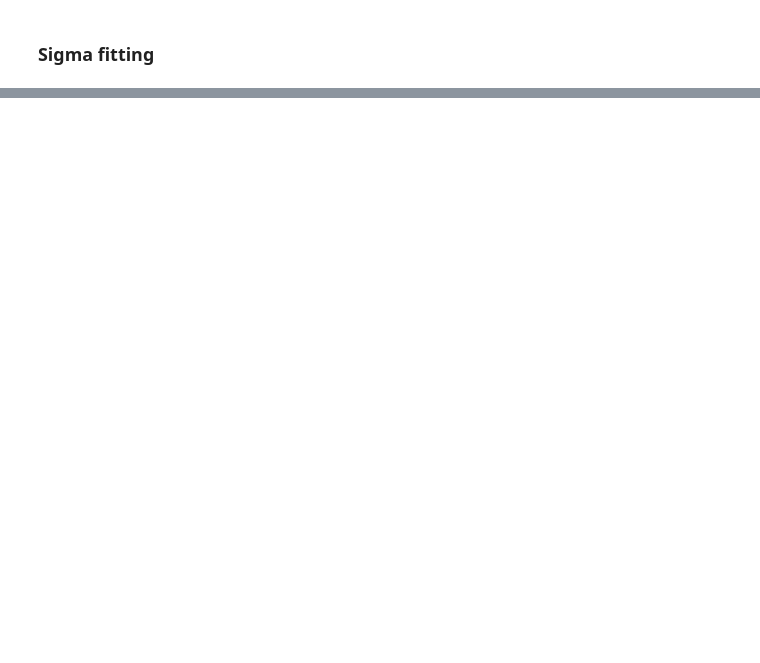
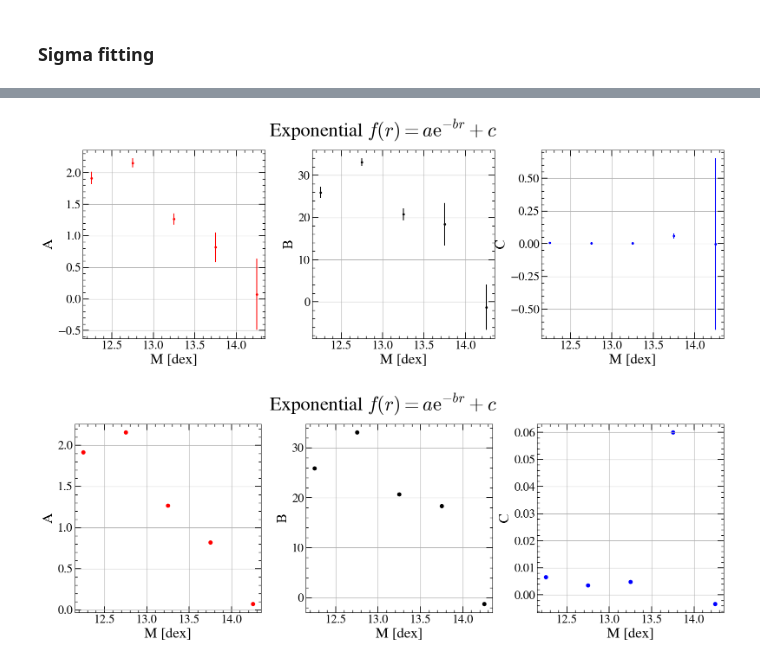
Before and after one commit to TimvdVuurst/MRP_vdvuurst, a Jupyter notebook: notebooks/onehalo_functional_forms.ipynb, the cells around one changed output, grey strips where cells are left out. Saved outputs shown, nothing was run; the diff lists cells and outputs as text; code cells hidden in the pictures; blank space fills up the shorter version.

```diff
--- a/notebooks/onehalo_functional_forms.ipynb
+++ b/notebooks/onehalo_functional_forms.ipynb
@@ -1054,0 +1065,54 @@ fit_mass_dependence('sigma_1',function = poly_4_func)
+# %%
+def fit_mass_dependence2(param = 'lambda', function = inverse_func, skip_n = 0, param_names = None):
+    func_name = function.__name__.split('_func')[0]
+
+    n_params = len(signature(function).parameters) - 1
+
+    fig, axes = plt.subplots(ncols = n_params, figsize = (16,6))
+    plt.suptitle(f'{func_name[0].upper()}{func_name[1:].lower()} ' + function_strings[func_name], fontsize = 32)
+
+    if not param_names:
+        param_names = list(signature(function)._parameters.keys())[1:]
+    for i in range(n_params):
+        axes[i].set_ylabel(param_names[i])
+
+
+    for ax in axes:
+        ax.set_xlabel('M [dex]')
+
+    for ax in axes:
+        ax.grid()
+
+
+    for i,key in enumerate(mass_keys):
+        mass_val = mass_bin_centers[i]
+        if i == 5:
+            continue
+        try:
+            match param:
+                case 'lambda':
+                    popt, perr = param_dict_lambda[key+func_name], param_dict_lambda[key+func_name+'_err']
+                case 'sigma_1':
+                    popt, perr = param_dict_sigma1[key+func_name], param_dict_sigma1[key+func_name+'_err']
+                case 'sigma_2':
+                    popt, perr = param_dict_sigma2[key+func_name], param_dict_sigma2[key+func_name+'_err']
+
+            for j in range(len(popt)):
+                if skip_n != 0:
+                    if j < skip_n and i < skip_n:
+                        axes[j].scatter(mass_val, popt[j], c = colors[j])
+                    else:
+                        axes[j].errorbar(mass_val, popt[j], yerr = perr[j], fmt = '.', c = colors[j])
+                else:
+                   axes[j].errorbar(mass_val, popt[j], yerr = perr[j], fmt = '.', c = colors[j])
+        except KeyError:
+            pass
+
+    plt.tight_layout()
+    plt.show()
+
+fit_mass_dependence2('lambda',function = exponential_func)
+fit_mass_dependence2('lambda',function = exponential_func, skip_n = 7)
+# %% [output]
+[figure, added]
+[figure, added]
```
Also changed, not shown: parts of 8 cells of this notebook, 12 other files.
